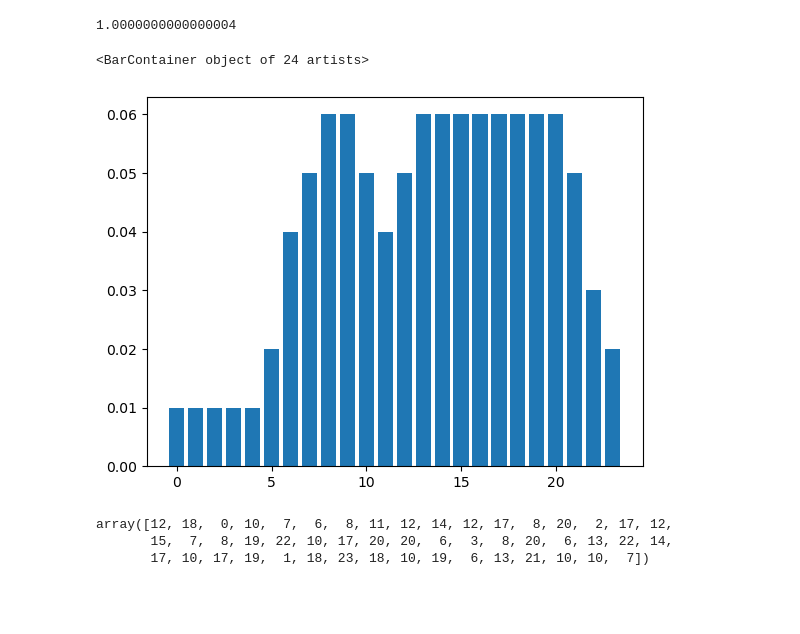
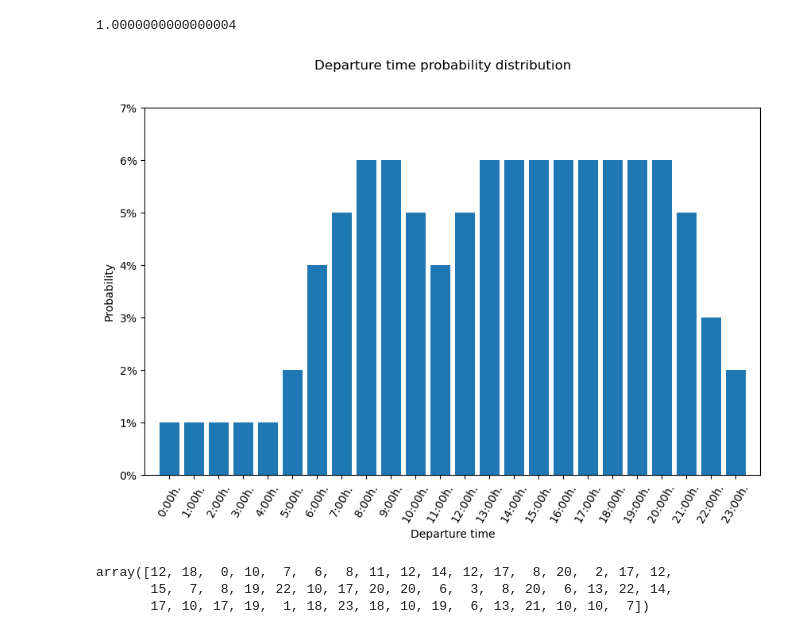
Before and after one commit to DavidMunozValero/robin-fuzzy, a Jupyter notebook: notebooks/24.0-service_generator_v3.ipynb, the cells around one changed output. Cells and saved outputs as stored; diff of their text form; code cells hidden in the pictures; blank space fills up the shorter version.

Commit message:
save departure time prob. distribution fig.

```diff
--- a/notebooks/24.0-service_generator_v3.ipynb
+++ b/notebooks/24.0-service_generator_v3.ipynb
@@ -122,10 +122,22 @@ sum(train_probs.values())
 # %%
 import matplotlib.pyplot as plt
 
-plt.bar(train_probs.keys(), train_probs.values())
+fig, ax = plt.subplots(figsize=(10, 6))
+
+fig.suptitle("Departure time probability distribution")
+
+ax.bar(train_probs.keys(), train_probs.values())
+ax.set_xlim(-1, 24)
+ax.set_xticks(range(0, 24), labels=[f"{i}:00h." for i in range(0, 24)], rotation=60)
+ax.set_xlabel("Departure time")
+
+ax.set_yticks(np.arange(0, 0.07, 0.01), labels=[f"{round(i*100)}%" for i in np.arange(0, 0.07, 0.01)])
+ax.set_ylabel("Probability")
+
+plt.show()
+fig.savefig('../reports/figures/departure_time_distribution.png', dpi=300, facecolor='white', transparent=False, bbox_inches='tight')
 # %% [output]
-<BarContainer object of 24 artists>
-[figure, old version]
+[figure, new version]
 # %%
 from scipy.stats import rv_discrete
 
```
